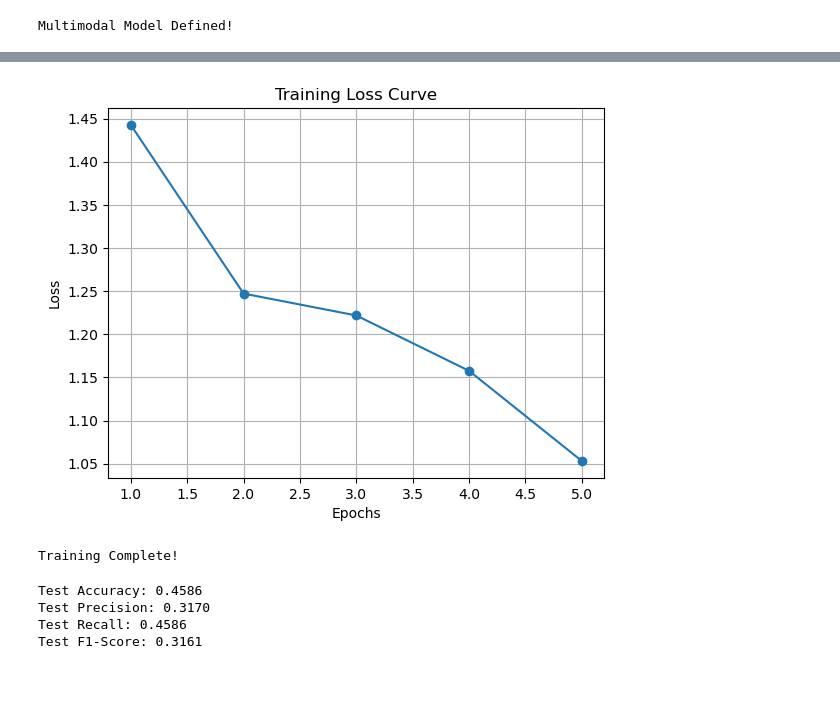
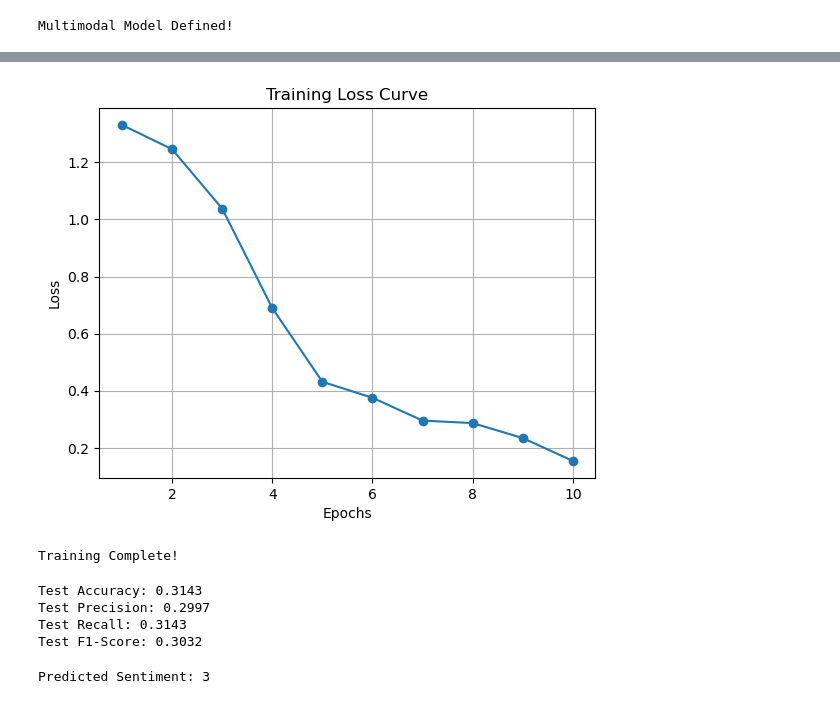
Before and after one commit to Jason180501/Sentiment-Analysis-of-Memes, a Jupyter notebook: Code/SentimentAnalysis_New.ipynb, the cells around one changed output, grey strips where cells are left out. Saved outputs shown, nothing was run; the diff lists cells and outputs as text; code cells hidden in the pictures.

```diff
--- a/Code/SentimentAnalysis_New.ipynb
+++ b/Code/SentimentAnalysis_New.ipynb
@@ -39,6 +39,6 @@ def sample_dataset_with_images(labels_csv, image_folder, output_folder, percenta
     return sampled_df
 
 # Sample dataset
-sampled_df = sample_dataset_with_images("Dataset/labels.csv", "Dataset/images/images", "Dataset/images/sampled_images/", percentage=10)
+sampled_df = sample_dataset_with_images("Dataset/labels.csv", "Dataset/images/images", "Dataset/images/sampled_images/", percentage=25)
 sampled_df.to_csv("sampled_labels.csv", index=False)
 # %% [output]
@@ -68,7 +68,7 @@ sentiment_map = {
     "positive": 3,
     "very_positive": 4
 }
-sampled_df["sentiment_label"] = labels_df["overall_sentiment"].map(sentiment_map)
+sampled_df["sentiment_label"] = sampled_df["overall_sentiment"].map(sentiment_map)
 # %%
 print(sampled_df["sentiment_label"].unique())  # Should be [0, 1, 2, 3, 4]
 # %% [output]
@@ -229,6 +213,7 @@ Multimodal Model Defined!
 # %%
 # Define Loss and Optimizer
 criterion = nn.CrossEntropyLoss()
-optimizer = optim.Adam(model.parameters(), lr=2e-5)
+# optimizer = optim.Adam(model.parameters(), lr=2e-5)
+optimizer = optim.Adam(model.parameters(), lr = 0.00005)
 # %%
 # Training Function
@@ -286,6 +273,6 @@ def evaluate_model(model, loader):
     return correct / total
 # %%
 # Train the model
-train_model(model, train_loader, val_loader, criterion, optimizer, epochs=5)
+train_model(model, train_loader, val_loader, criterion, optimizer, epochs = 10)
 print("Training Complete!")
 # %% [output]
@@ -297,4 +289,4 @@ Epoch 5, Loss: 73.7232, Train Accuracy: 0.6047
-[figure, old version]
+[figure, new version]
 Training Complete!
 # %%
 from sklearn.metrics import accuracy_score, precision_recall_fscore_support
@@ -319,19 +311,19 @@ def evaluate_model(model, loader):
 
     # Compute metrics
     accuracy = accuracy_score(all_labels, all_preds)
-    precision, recall, f1, _ = precision_recall_fscore_support(all_labels, all_preds, average='weighted')
+    precision, recall, f1, _ = precision_recall_fscore_support(all_labels, all_preds, average='weighted', zero_division = 1)
 
     return accuracy, precision, recall, f1
 
 
-test_accuracy, test_precision, test_recall, test_f1 = evaluate_model(model, test_loader)
+test_accuracy, test_precision, test_recall, test_f1 = evaluate_model(model, val_loader)
 
 print(f"Test Accuracy: {test_accuracy:.4f}")
 print(f"Test Precision: {test_precision:.4f}")
 print(f"Test Recall: {test_recall:.4f}")
 print(f"Test F1-Score: {test_f1:.4f}")
 # %% [output]
-Test Accuracy: 0.4586
-Test Precision: 0.3170
-Test Recall: 0.4586
-Test F1-Score: 0.3161
+Test Accuracy: 0.3143
+Test Precision: 0.2997
+Test Recall: 0.3143
+Test F1-Score: 0.3032
@@ -337,0 +343,5 @@ Test F1-Score: 0.3161
+# %%
+image_path = "Dataset/images/images/image_12.jpg"
+predict_single(model, "State Dining Room in the White House: 2009 vs. 2019 boredpanda.com", image_path)
+# %% [output]
+Predicted Sentiment: 3
```
Also changed, not shown: parts of 10 cells of this notebook.
